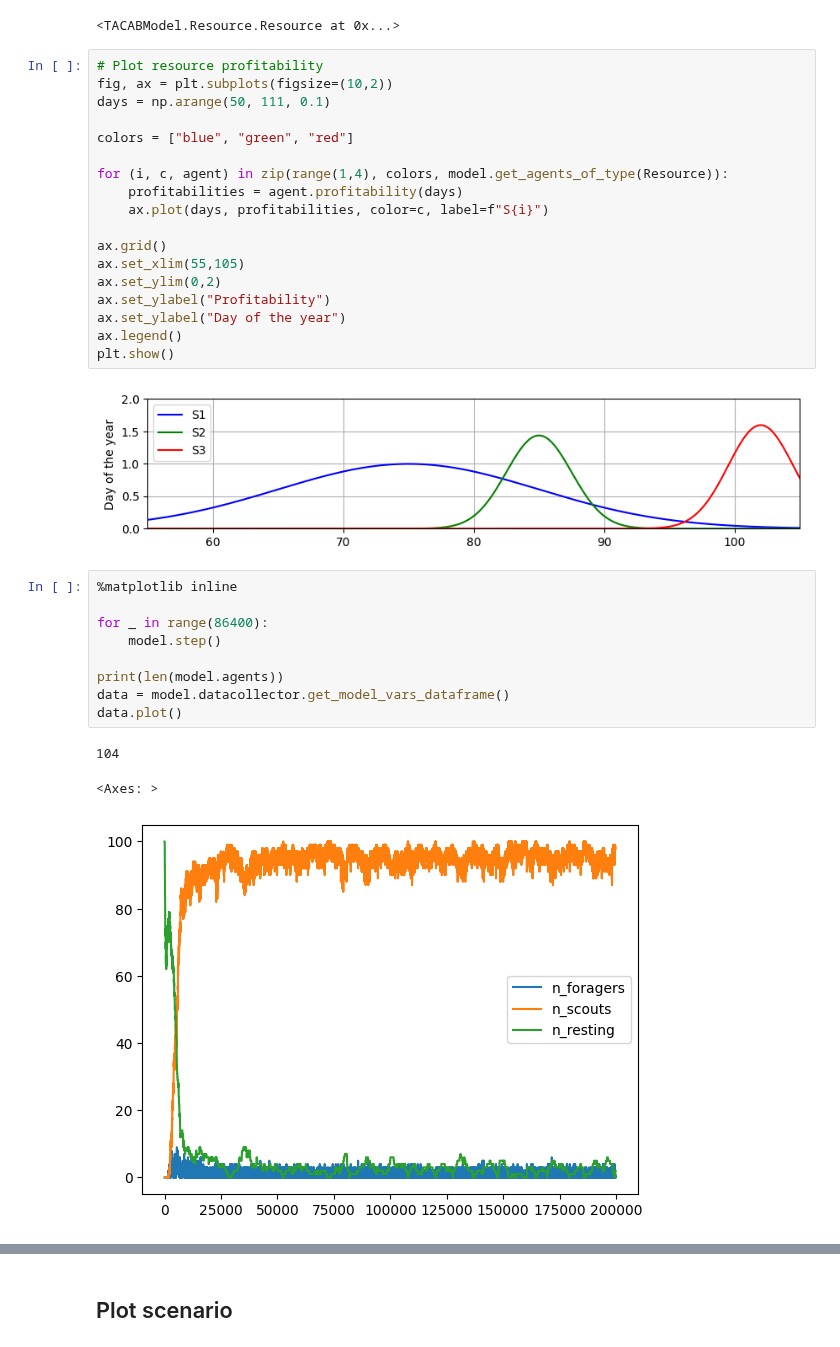
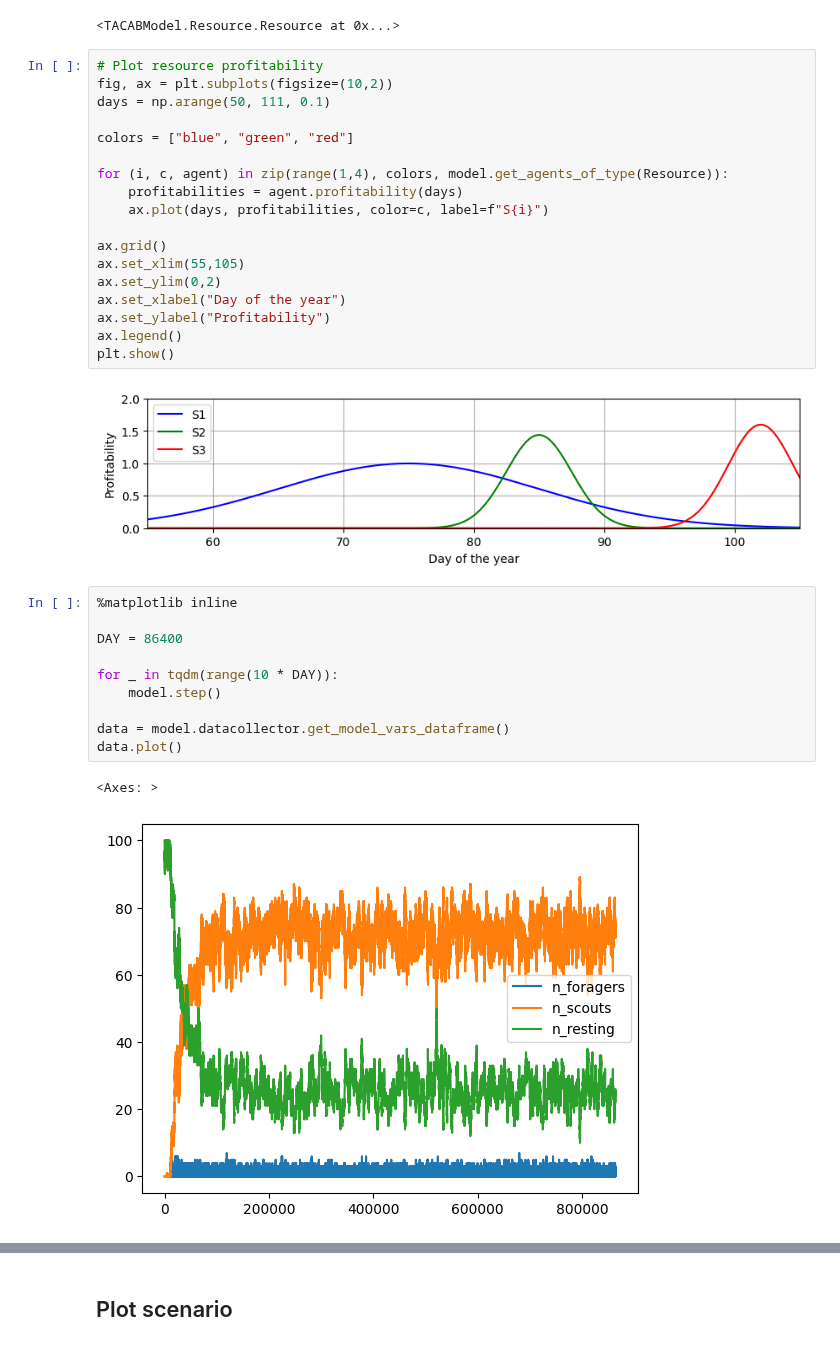
Before and after one commit to jonas4climate/honeybee-colony-abm, a Jupyter notebook: notebook.ipynb, the cells around one changed output, grey strips where cells are left out. Saved outputs shown, nothing was run; the diff lists cells and outputs as text.

```diff
--- a/notebook.ipynb
+++ b/notebook.ipynb
@@ -39,36 +39,36 @@ model.create_agent(Resource, pos=(-1,-1), radius=-1, distance=650, duration=5, p
 # %%
 # Plot resource profitability
 fig, ax = plt.subplots(figsize=(10,2))
 days = np.arange(50, 111, 0.1)
 
 colors = ["blue", "green", "red"]
 
 for (i, c, agent) in zip(range(1,4), colors, model.get_agents_of_type(Resource)):
     profitabilities = agent.profitability(days)
     ax.plot(days, profitabilities, color=c, label=f"S{i}")
 
 ax.grid()
 ax.set_xlim(55,105)
 ax.set_ylim(0,2)
+ax.set_xlabel("Day of the year")
 ax.set_ylabel("Profitability")
-ax.set_ylabel("Day of the year")
 ax.legend()
 plt.show()
 # %% [output]
-[figure, old version]
+[figure, new version]
 # %%
 %matplotlib inline
 
-for _ in range(86400):
+DAY = 86400
+
+for _ in tqdm(range(10 * DAY)):
     model.step()
 
-print(len(model.agents))
 data = model.datacollector.get_model_vars_dataframe()
 data.plot()
 # %% [output]
-104
+<Axes: >
-<Axes: >
-[figure, old version]
+[figure, new version]
 # %%
 fig, ax = plt.subplots(1,1,figsize=(10,3))
 
```
Also changed, not shown: parts of 1 cell of this notebook, 1 other file.
